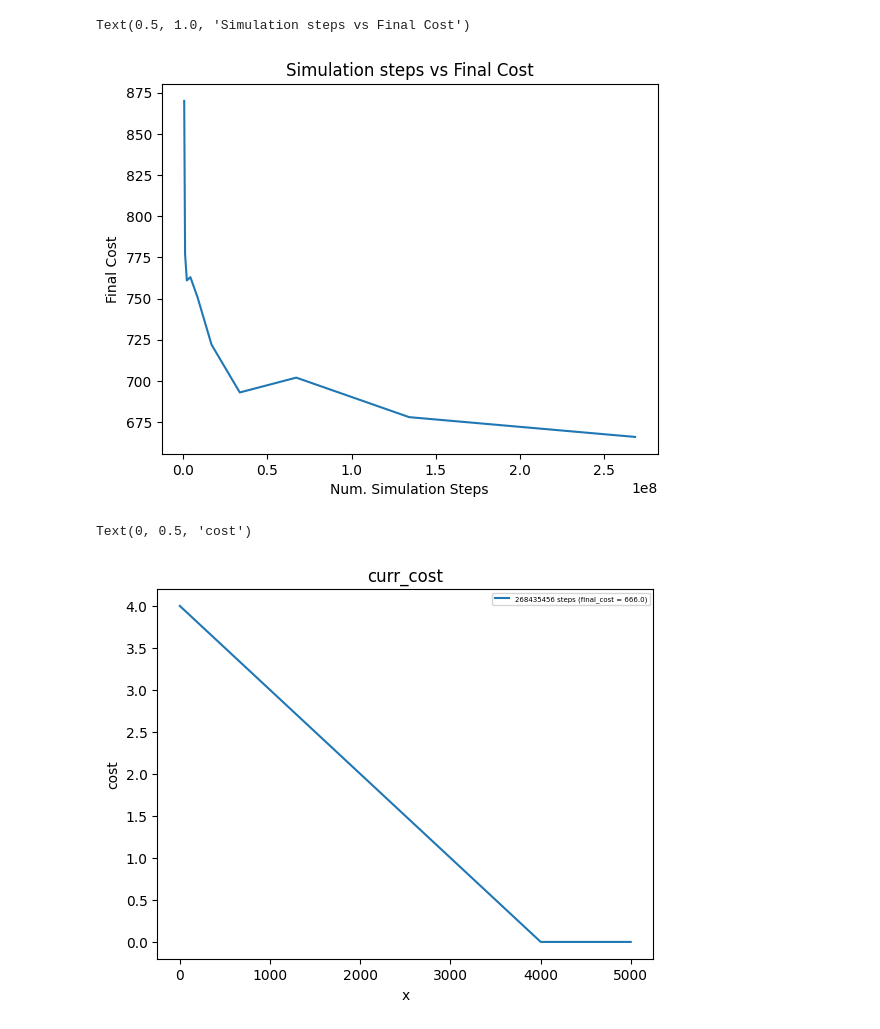
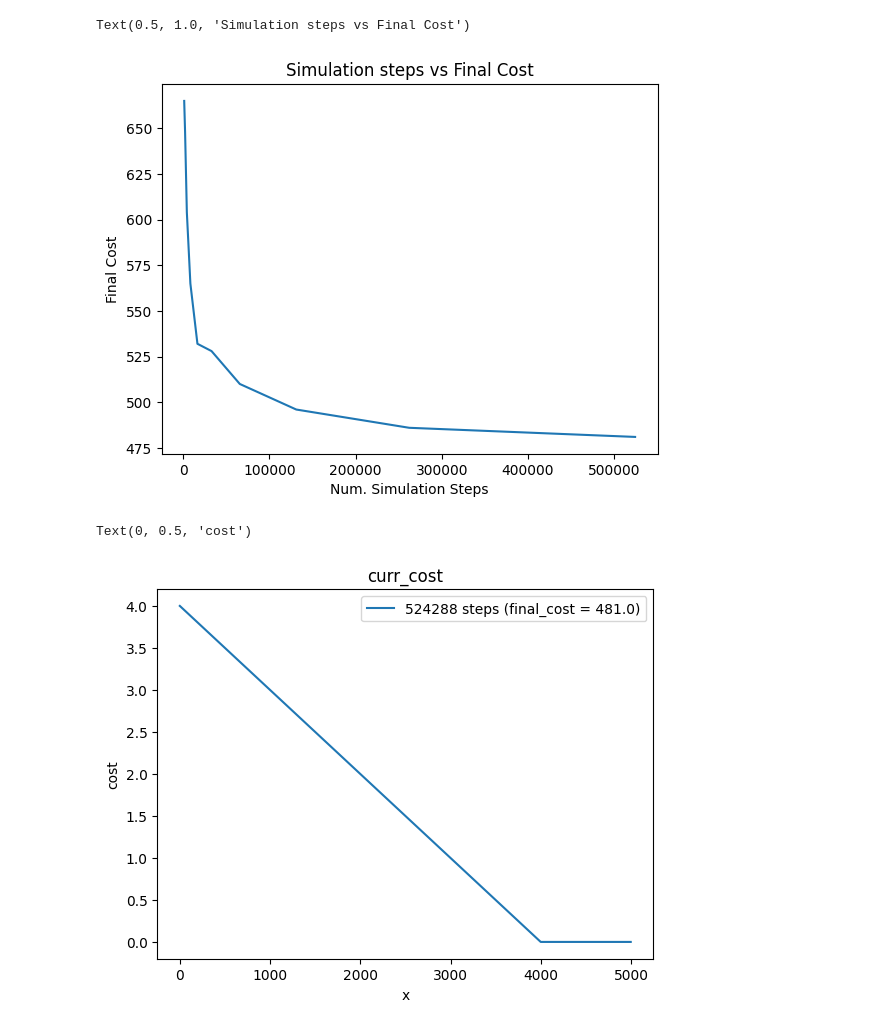
Before and after one commit to skrobchik/calenda-rs, a Jupyter notebook: new_analysis.ipynb, the cells around one changed output. Drawn from its saved outputs; the diff is of its cells as text; code cells hidden in the pictures.

```diff
--- a/new_analysis.ipynb
+++ b/new_analysis.ipynb
@@ -1,7 +1,7 @@
 # %%
 import json
 import matplotlib.pyplot as plt
-with open('results_1.json') as f:
+with open('results.json') as f:
     data = json.load(f)
 # %%
 len(data)
@@ -28,6 +25,6 @@ ax.set_yscale('log')
 # %%
 fig, ax = plt.subplots()
-x = [data[i]['simulation_options']['total_steps'] for i in range(len(data)-10, len(data))]
+x = [data[i]['total_steps'] for i in range(len(data)-10, len(data))]
 y = [data[i]['final_cost'] for i in range(len(data)-10, len(data))]
 ax.plot(x, y)
 ax.set_xlabel('Num. Simulation Steps')
@@ -37,18 +34,18 @@ ax.set_title('Simulation steps vs Final Cost')
 # ax.set_xscale('log')
 # %% [output]
 Text(0.5, 1.0, 'Simulation steps vs Final Cost')
-[figure, old version]
+[figure, new version]
 # %%
 fig, ax = plt.subplots()
 final_cost = data[-1]['final_cost']
-steps = data[-1]['simulation_options']['total_steps']
+steps = data[-1]['total_steps']
 curr_cost = data[-1]['stats']['curr_cost']
 temperature = data[-1]['stats']['temperature']
 ax.plot(temperature, label=f'{steps} steps (final_cost = {final_cost})')
 ax.legend()
 ax.set_title('curr_cost')
 ax.set_xlabel('x')
 ax.set_ylabel('cost')
 # %% [output]
 Text(0, 0.5, 'cost')
-[figure, old version]
+[figure, new version]
```
Also changed, not shown: parts of 3 cells of this notebook, 2 other files.
